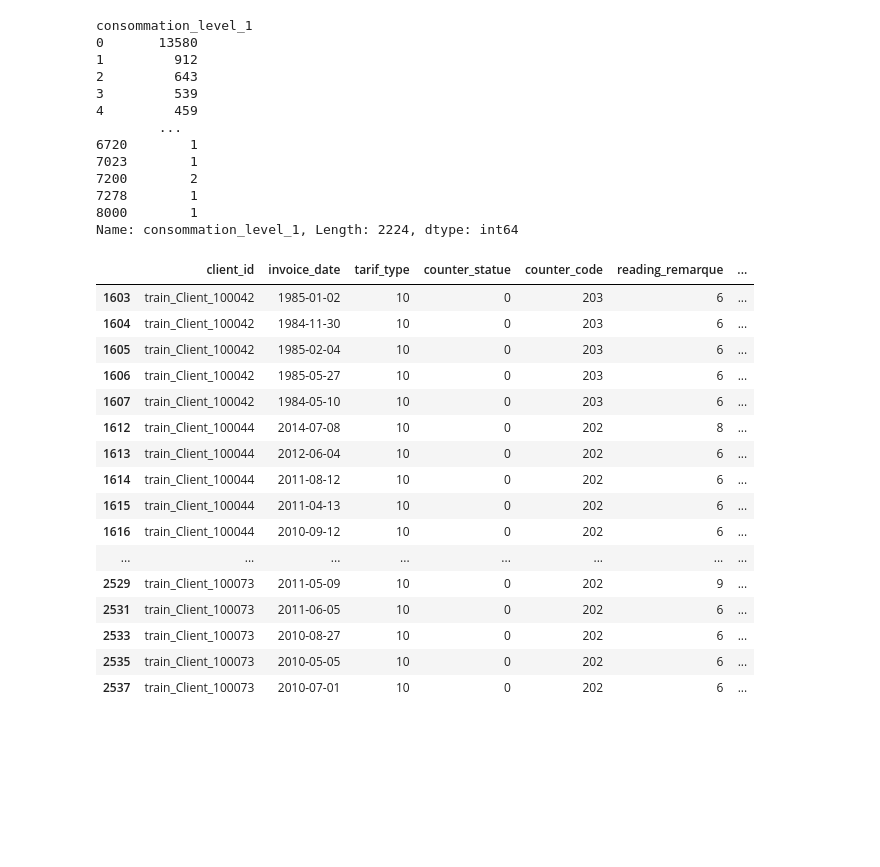
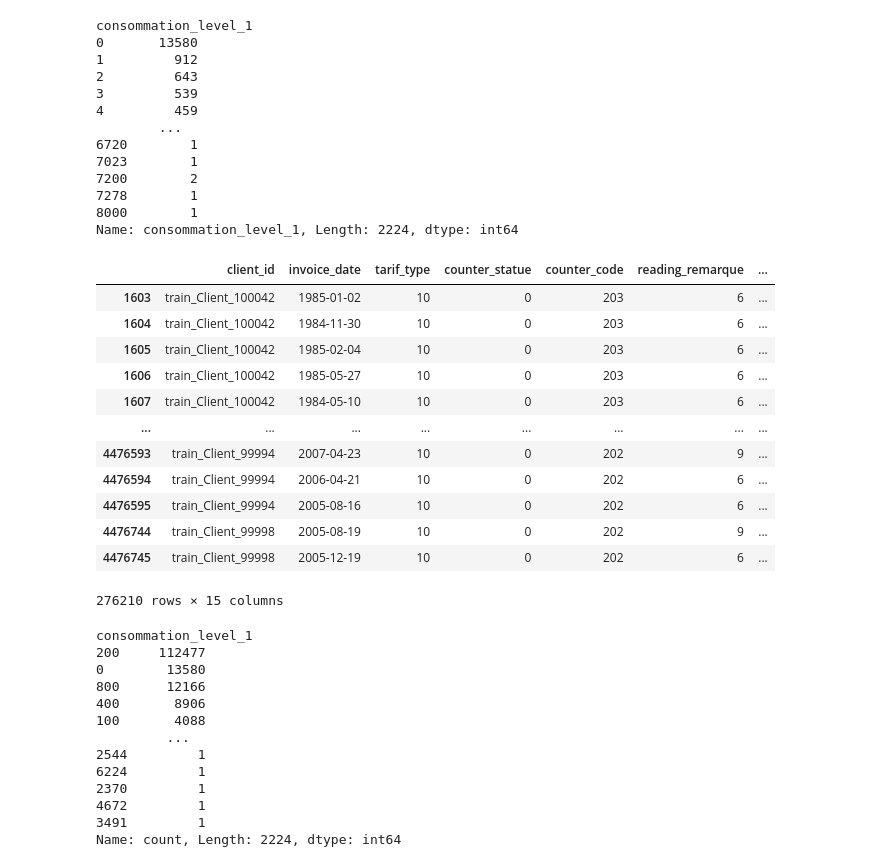
Before and after one commit to jakoum1/fraud-detection, a Jupyter notebook: main1.ipynb, the cells around one changed output. Drawn from its saved outputs; the diff is of its cells as text; code cells hidden in the pictures; blank space fills up the shorter version.

```diff
--- a/main1.ipynb
+++ b/main1.ipynb
@@ -519,22 +526,35 @@ consommation_level_1
 8000        1
 Name: consommation_level_1, Length: 2224, dtype: int64
 # %%
-df[df['tarif_type']==10].head(50)
+x=df[df['tarif_type']==10]
+x
 # %% [output]
 |  | client_id | invoice_date | tarif_type | counter_statue | counter_code | reading_remarque | ... |
 | 1603 | train_Client_100042 | 1985-01-02 | 10 | 0 | 203 | 6 | ... |
 | 1604 | train_Client_100042 | 1984-11-30 | 10 | 0 | 203 | 6 | ... |
 | 1605 | train_Client_100042 | 1985-02-04 | 10 | 0 | 203 | 6 | ... |
 | 1606 | train_Client_100042 | 1985-05-27 | 10 | 0 | 203 | 6 | ... |
 | 1607 | train_Client_100042 | 1984-05-10 | 10 | 0 | 203 | 6 | ... |
-| 1612 | train_Client_100044 | 2014-07-08 | 10 | 0 | 202 | 8 | ... |
-| 1613 | train_Client_100044 | 2012-06-04 | 10 | 0 | 202 | 6 | ... |
-| 1614 | train_Client_100044 | 2011-08-12 | 10 | 0 | 202 | 6 | ... |
-| 1615 | train_Client_100044 | 2011-04-13 | 10 | 0 | 202 | 6 | ... |
-| 1616 | train_Client_100044 | 2010-09-12 | 10 | 0 | 202 | 6 | ... |
 | ... | ... | ... | ... | ... | ... | ... | ... |
-| 2529 | train_Client_100073 | 2011-05-09 | 10 | 0 | 202 | 9 | ... |
-| 2531 | train_Client_100073 | 2011-06-05 | 10 | 0 | 202 | 6 | ... |
-| 2533 | train_Client_100073 | 2010-08-27 | 10 | 0 | 202 | 6 | ... |
-| 2535 | train_Client_100073 | 2010-05-05 | 10 | 0 | 202 | 6 | ... |
-| 2537 | train_Client_100073 | 2010-07-01 | 10 | 0 | 202 | 6 | ... |
+| 4476593 | train_Client_99994 | 2007-04-23 | 10 | 0 | 202 | 9 | ... |
+| 4476594 | train_Client_99994 | 2006-04-21 | 10 | 0 | 202 | 6 | ... |
+| 4476595 | train_Client_99994 | 2005-08-16 | 10 | 0 | 202 | 6 | ... |
+| 4476744 | train_Client_99998 | 2005-08-19 | 10 | 0 | 202 | 9 | ... |
+| 4476745 | train_Client_99998 | 2005-12-19 | 10 | 0 | 202 | 6 | ... |
+276210 rows × 15 columns
+# %%
+x.consommation_level_1.value_counts()
+# %% [output]
+consommation_level_1
+200     112477
+0        13580
+800      12166
+400       8906
+100       4088
+         ...
+2544         1
+6224         1
+2370         1
+4672         1
+3491         1
+Name: count, Length: 2224, dtype: int64
```
Also changed, not shown: parts of 2 cells of this notebook.
